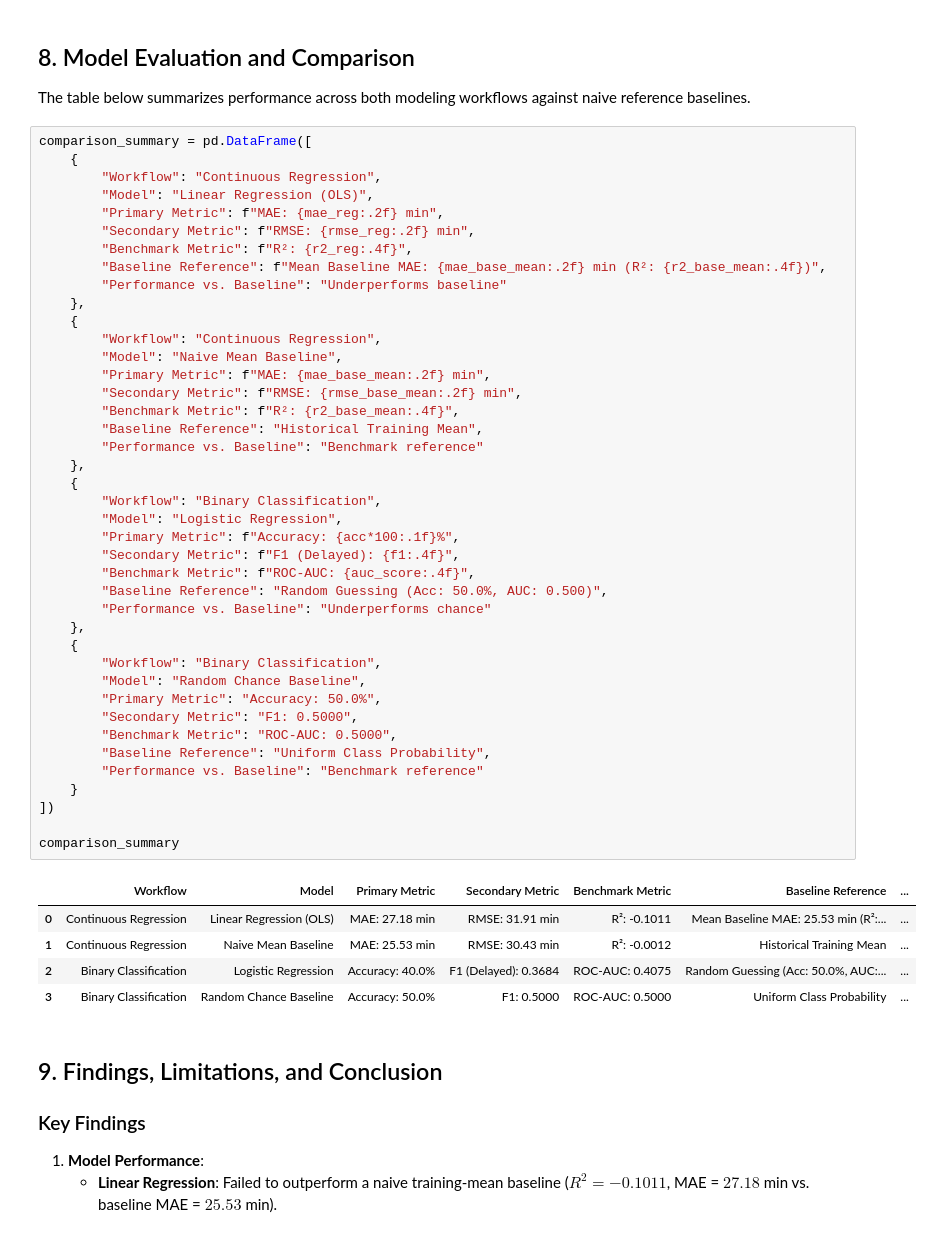
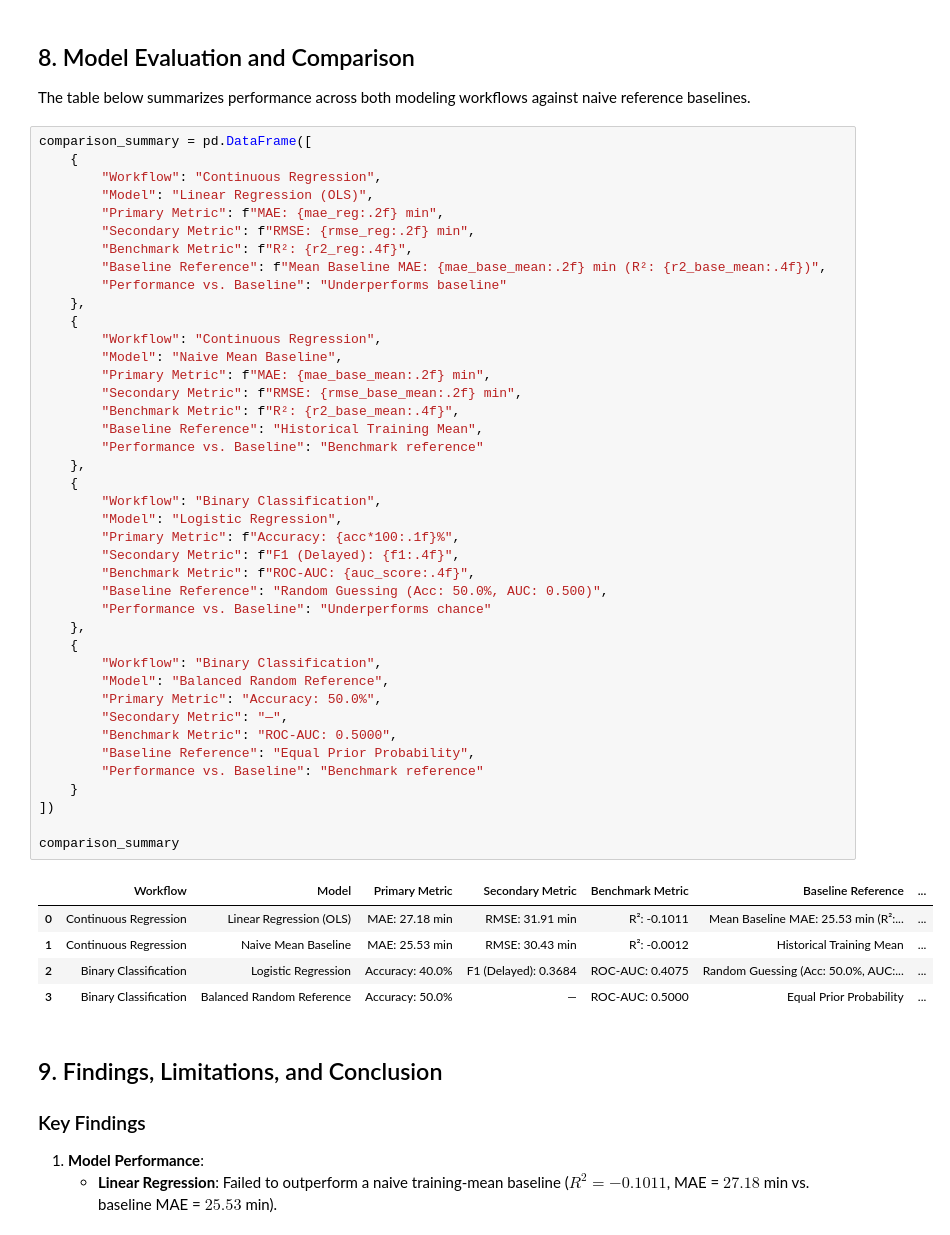
Before and after one commit to paarthrana/Food-Delivery-Time-Prediction, a Jupyter notebook: notebooks/main.ipynb, the cells around one changed output. Cells and saved outputs as stored; diff of their text form.

Commit message:
Reconcile training baseline metrics in README and notebook

```diff
--- a/notebooks/main.ipynb
+++ b/notebooks/main.ipynb
@@ -642,37 +642,37 @@ comparison_summary = pd.DataFrame([
         "Model": "Naive Mean Baseline",
         "Primary Metric": f"MAE: {mae_base_mean:.2f} min",
         "Secondary Metric": f"RMSE: {rmse_base_mean:.2f} min",
         "Benchmark Metric": f"R²: {r2_base_mean:.4f}",
         "Baseline Reference": "Historical Training Mean",
         "Performance vs. Baseline": "Benchmark reference"
     },
     {
         "Workflow": "Binary Classification",
         "Model": "Logistic Regression",
         "Primary Metric": f"Accuracy: {acc*100:.1f}%",
         "Secondary Metric": f"F1 (Delayed): {f1:.4f}",
         "Benchmark Metric": f"ROC-AUC: {auc_score:.4f}",
         "Baseline Reference": "Random Guessing (Acc: 50.0%, AUC: 0.500)",
         "Performance vs. Baseline": "Underperforms chance"
     },
     {
         "Workflow": "Binary Classification",
-        "Model": "Random Chance Baseline",
+        "Model": "Balanced Random Reference",
         "Primary Metric": "Accuracy: 50.0%",
-        "Secondary Metric": "F1: 0.5000",
+        "Secondary Metric": "—",
         "Benchmark Metric": "ROC-AUC: 0.5000",
-        "Baseline Reference": "Uniform Class Probability",
+        "Baseline Reference": "Equal Prior Probability",
         "Performance vs. Baseline": "Benchmark reference"
     }
 ])
 
 comparison_summary
 # %% [output]
 |  | Workflow | Model | Primary Metric | Secondary Metric | Benchmark Metric | Baseline Reference | ... |
 | 0 | Continuous Regression | Linear Regression (OLS) | MAE: 27.18 min | RMSE: 31.91 min | R²: -0.1011 | Mean Baseline MAE: 25.53 min (R²:... | ... |
 | 1 | Continuous Regression | Naive Mean Baseline | MAE: 25.53 min | RMSE: 30.43 min | R²: -0.0012 | Historical Training Mean | ... |
 | 2 | Binary Classification | Logistic Regression | Accuracy: 40.0% | F1 (Delayed): 0.3684 | ROC-AUC: 0.4075 | Random Guessing (Acc: 50.0%, AUC:... | ... |
-| 3 | Binary Classification | Random Chance Baseline | Accuracy: 50.0% | F1: 0.5000 | ROC-AUC: 0.5000 | Uniform Class Probability | ... |
+| 3 | Binary Classification | Balanced Random Reference | Accuracy: 50.0% | — | ROC-AUC: 0.5000 | Equal Prior Probability | ... |
 # %% [markdown]
 ## 9. Findings, Limitations, and Conclusion
 
```
Also changed, not shown: parts of 1 cell of this notebook, 1 other file.
